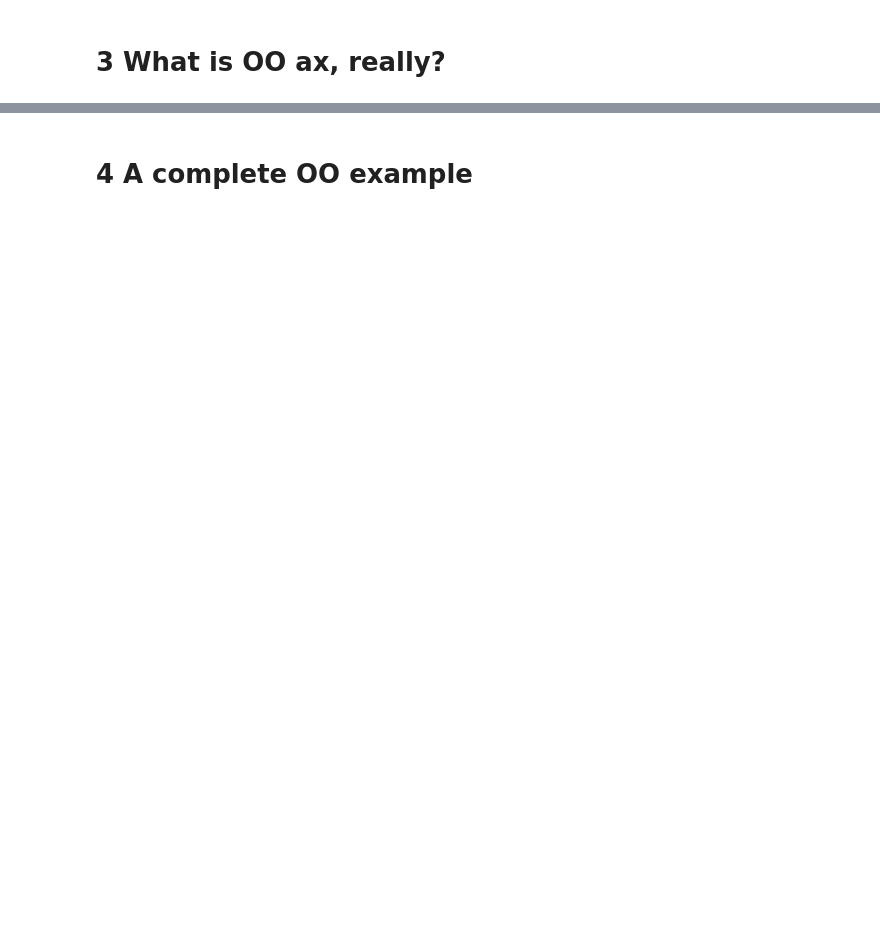
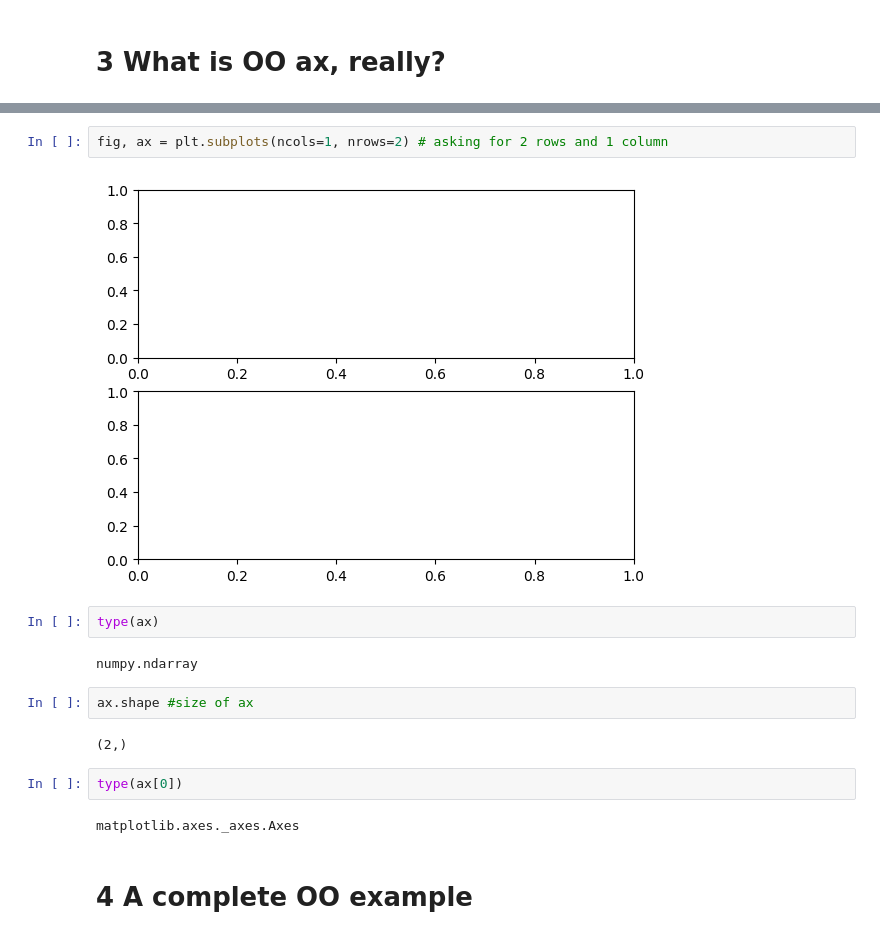
Before and after one commit to SPS-SP2273/learning-portfolio-joannejyyy, a Jupyter notebook: 7.1_plotting/plotting_(good).ipynb, the cells around one changed output, grey strips where cells are left out. Saved outputs shown, nothing was run; the diff lists cells and outputs as text; blank space fills up the shorter version.

```diff
--- a/7.1_plotting/plotting_(good).ipynb
+++ b/7.1_plotting/plotting_(good).ipynb
@@ -21,2 +49,18 @@
+# %%
+fig, ax = plt.subplots(ncols=1, nrows=2) # asking for 2 rows and 1 column
+# %% [output]
+[figure, added]
+# %%
+type(ax)
+# %% [output]
+numpy.ndarray
+# %%
+ax.shape #size of ax
+# %% [output]
+(2,)
+# %%
+type(ax[0])
+# %% [output]
+matplotlib.axes._axes.Axes
 # %% [markdown]
 # 4 A complete OO example
```
Also changed, not shown: parts of 13 cells of this notebook, 1 other file.
